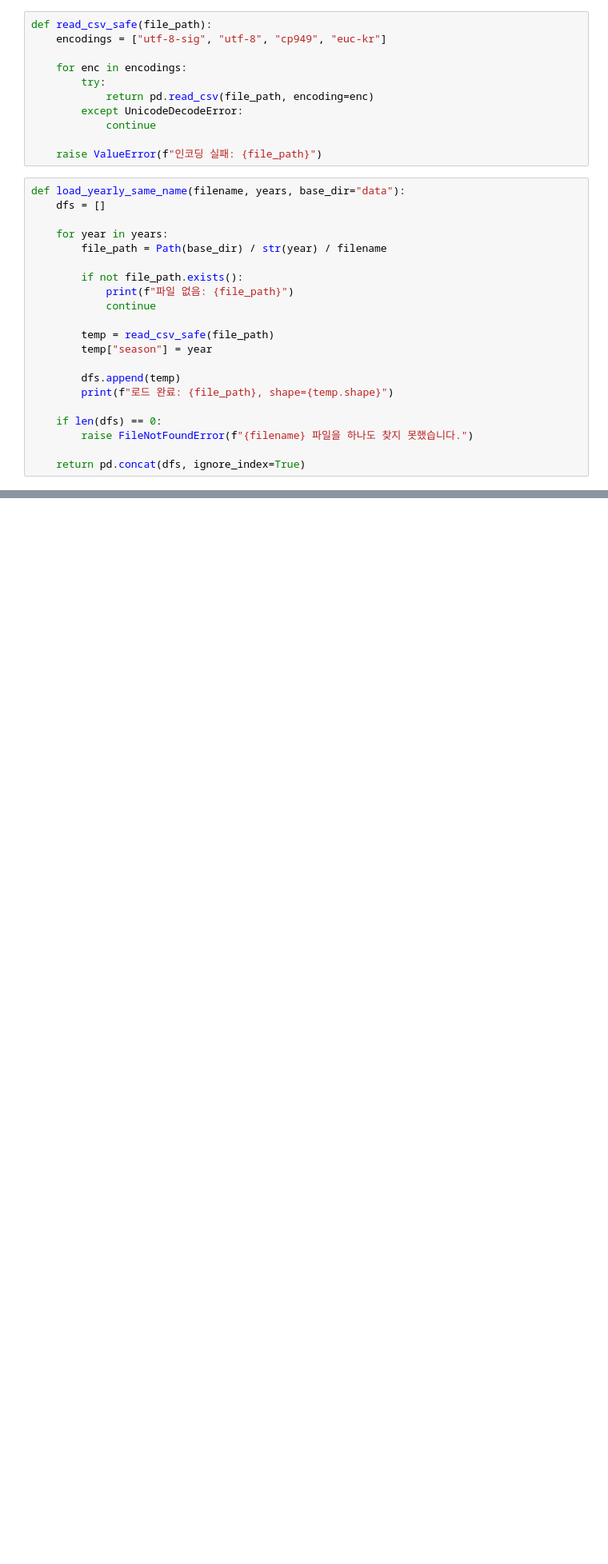
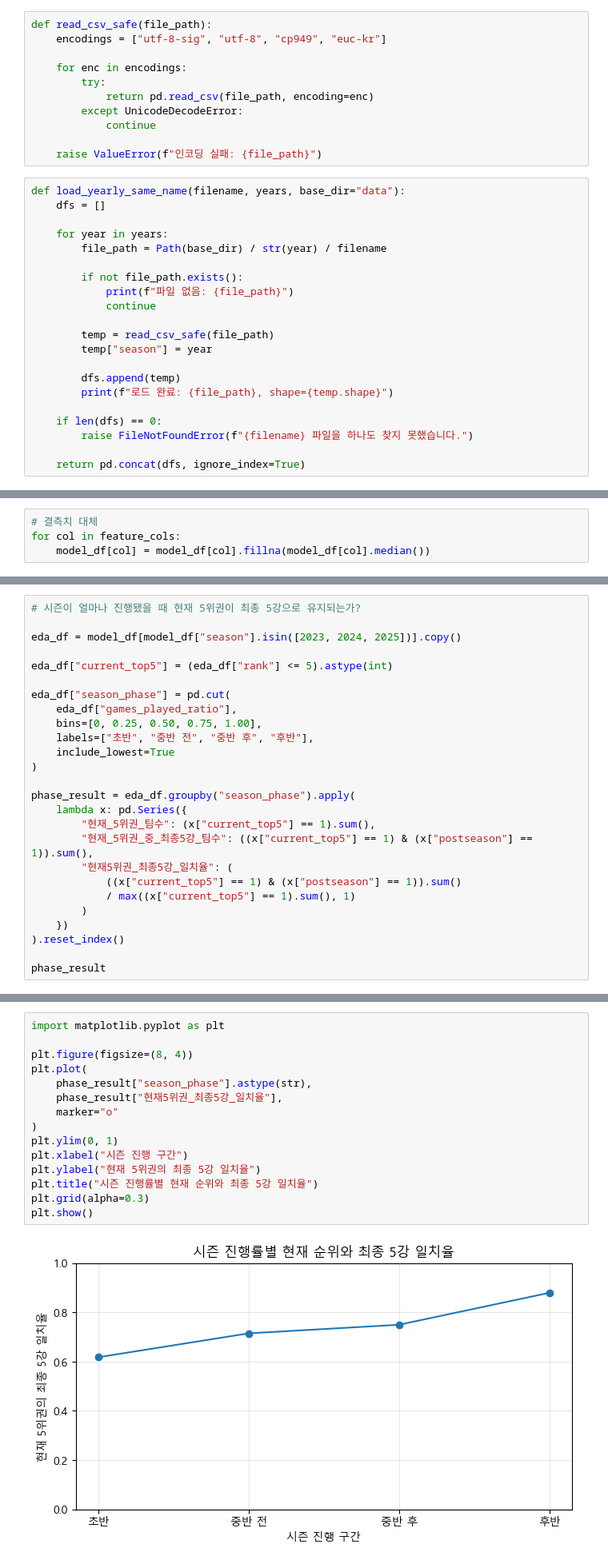
Before and after one commit to VCT3-baseball/Ml_Baseball, a Jupyter notebook: dy_/dy_EDA.ipynb, the cells around one changed output, grey strips where cells are left out. Shown at 80% size. Saved outputs shown, nothing was run; the diff lists cells and outputs as text; blank space fills up the shorter version.

```diff
--- a/dy_/dy_EDA.ipynb
+++ b/dy_/dy_EDA.ipynb
@@ -71,0 +712,4 @@ FileNotFoundError: 팀_순위.csv 파일을 하나도 찾지 못했습니다.
+# %%
+# 결측치 대체
+for col in feature_cols:
+    model_df[col] = model_df[col].fillna(model_df[col].median())
@@ -71,0 +729,26 @@ FileNotFoundError: 팀_순위.csv 파일을 하나도 찾지 못했습니다.
+# %%
+# 시즌이 얼마나 진행됐을 때 현재 5위권이 최종 5강으로 유지되는가?
+
+eda_df = model_df[model_df["season"].isin([2023, 2024, 2025])].copy()
+
+eda_df["current_top5"] = (eda_df["rank"] <= 5).astype(int)
+
+eda_df["season_phase"] = pd.cut(
+    eda_df["games_played_ratio"],
+    bins=[0, 0.25, 0.50, 0.75, 1.00],
+    labels=["초반", "중반 전", "중반 후", "후반"],
+    include_lowest=True
+)
+
+phase_result = eda_df.groupby("season_phase").apply(
+    lambda x: pd.Series({
+        "현재_5위권_팀수": (x["current_top5"] == 1).sum(),
+        "현재_5위권_중_최종5강_팀수": ((x["current_top5"] == 1) & (x["postseason"] == 1)).sum(),
+        "현재5위권_최종5강_일치율": (
+            ((x["current_top5"] == 1) & (x["postseason"] == 1)).sum()
+            / max((x["current_top5"] == 1).sum(), 1)
+        )
+    })
+).reset_index()
+
+phase_result
@@ -71,0 +761,17 @@ FileNotFoundError: 팀_순위.csv 파일을 하나도 찾지 못했습니다.
+# %%
+import matplotlib.pyplot as plt
+
+plt.figure(figsize=(8, 4))
+plt.plot(
+    phase_result["season_phase"].astype(str),
+    phase_result["현재5위권_최종5강_일치율"],
+    marker="o"
+)
+plt.ylim(0, 1)
+plt.xlabel("시즌 진행 구간")
+plt.ylabel("현재 5위권의 최종 5강 일치율")
+plt.title("시즌 진행률별 현재 순위와 최종 5강 일치율")
+plt.grid(alpha=0.3)
+plt.show()
+# %% [output]
+[figure, added]
```
Also changed, not shown: parts of 40 cells of this notebook, 29 other files.
